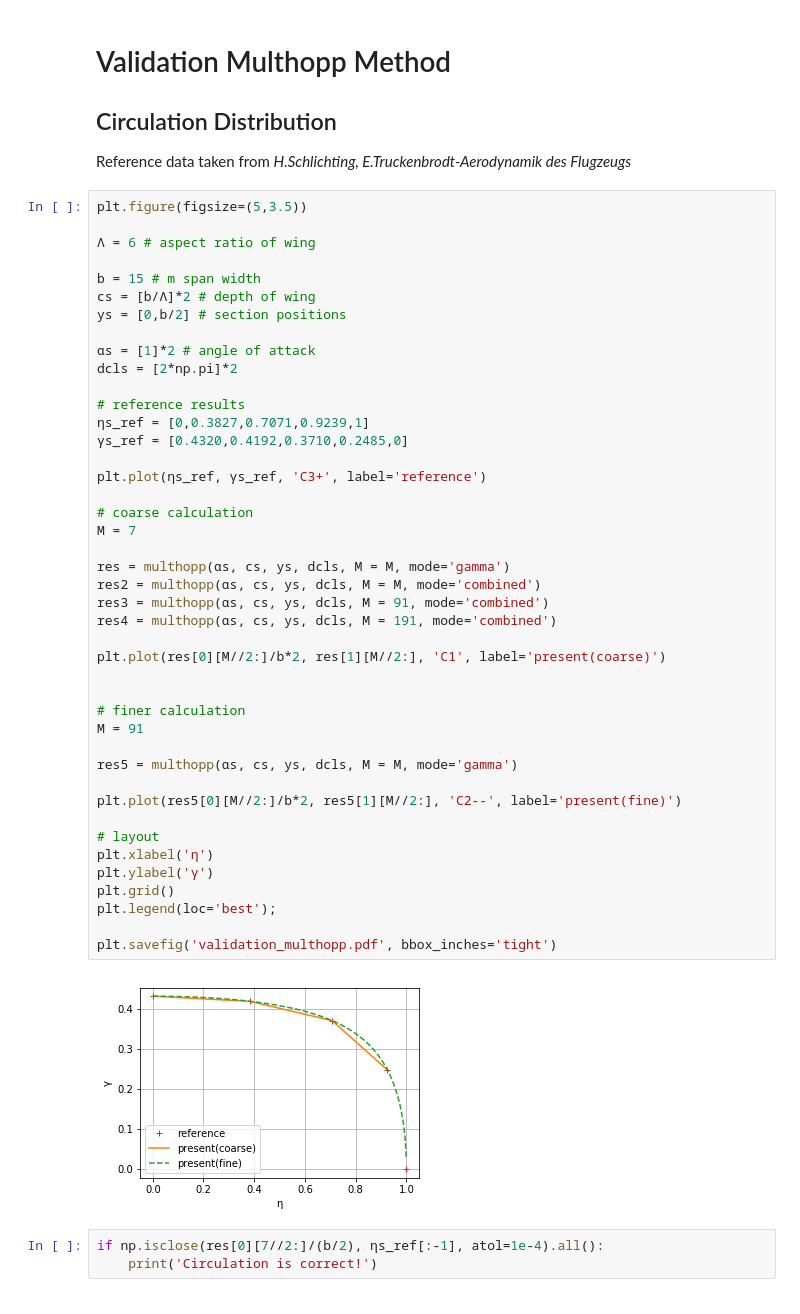
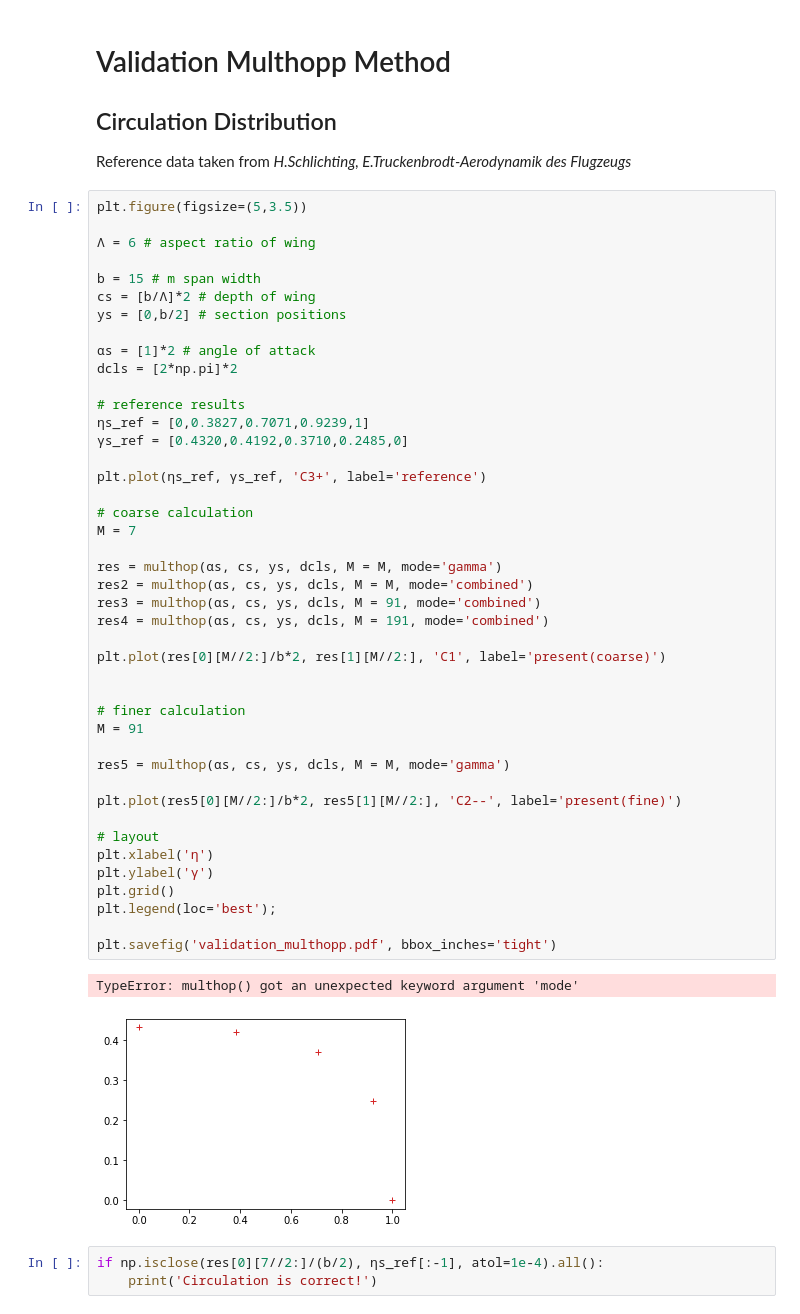
Before and after one commit to akafliegdarmstadt/wingstructure, a Jupyter notebook: examples/01_Verification_MulthopMethod.ipynb, the cells around one changed output. Drawn from its saved outputs; the diff is of its cells as text.

```diff
--- a/examples/01_Verification_MulthopMethod.ipynb
+++ b/examples/01_Verification_MulthopMethod.ipynb
@@ -24,39 +24,40 @@ ys = [0,b/2] # section positions
 αs = [1]*2 # angle of attack
 dcls = [2*np.pi]*2
 
 # reference results
 ηs_ref = [0,0.3827,0.7071,0.9239,1]
 γs_ref = [0.4320,0.4192,0.3710,0.2485,0]
 
 plt.plot(ηs_ref, γs_ref, 'C3+', label='reference')
 
 # coarse calculation
 M = 7
 
-res = multhopp(αs, cs, ys, dcls, M = M, mode='gamma')
-res2 = multhopp(αs, cs, ys, dcls, M = M, mode='combined')
-res3 = multhopp(αs, cs, ys, dcls, M = 91, mode='combined')
-res4 = multhopp(αs, cs, ys, dcls, M = 191, mode='combined')
+res = multhop(αs, cs, ys, dcls, M = M, mode='gamma')
+res2 = multhop(αs, cs, ys, dcls, M = M, mode='combined')
+res3 = multhop(αs, cs, ys, dcls, M = 91, mode='combined')
+res4 = multhop(αs, cs, ys, dcls, M = 191, mode='combined')
 
 plt.plot(res[0][M//2:]/b*2, res[1][M//2:], 'C1', label='present(coarse)')
 
 
 # finer calculation
 M = 91
 
-res5 = multhopp(αs, cs, ys, dcls, M = M, mode='gamma')
+res5 = multhop(αs, cs, ys, dcls, M = M, mode='gamma')
 
 plt.plot(res5[0][M//2:]/b*2, res5[1][M//2:], 'C2--', label='present(fine)')
 
 # layout
 plt.xlabel('η')
 plt.ylabel('γ')
 plt.grid()
 plt.legend(loc='best');
 
 plt.savefig('validation_multhopp.pdf', bbox_inches='tight')
 # %% [output]
+TypeError: multhop() got an unexpected keyword argument 'mode'
-[figure, old version]
+[figure, new version]
 # %%
 if np.isclose(res[0][7//2:]/(b/2), ηs_ref[:-1], atol=1e-4).all():
     print('Circulation is correct!')
```
Also changed, not shown: parts of 1 cell of this notebook, 6 other files.
